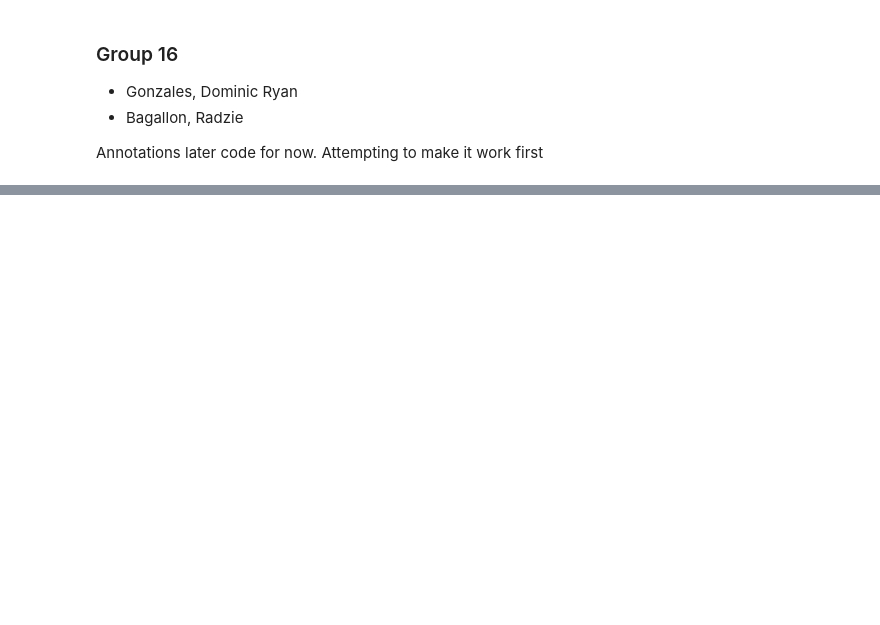
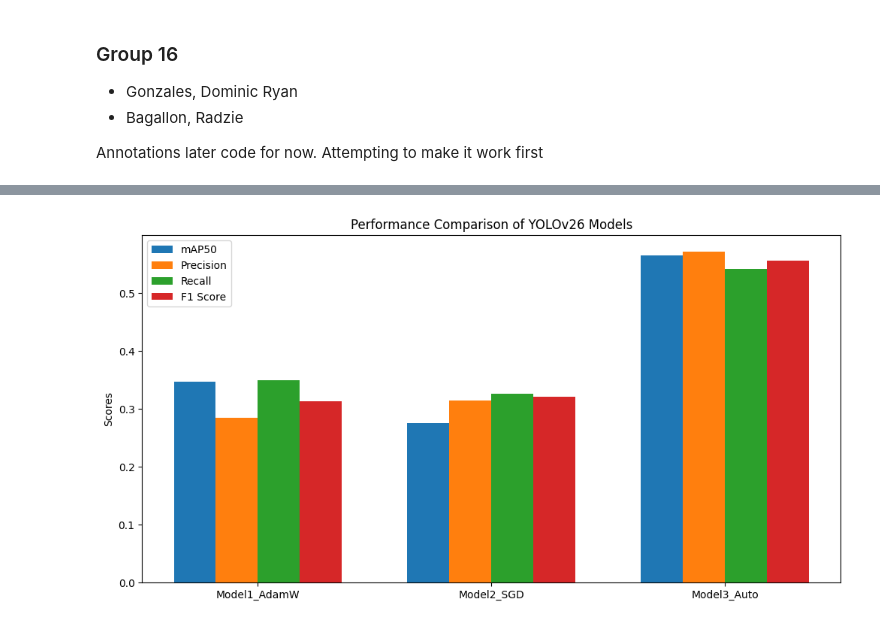
Before and after one commit to Voidneon/SA2---Implementing-YOLOv26-with-NMS-Free-Detection, a Jupyter notebook: SA2_Gr16_Gonzales_Bagallon.ipynb, the cells around one changed output, grey strips where cells are left out. Cells and saved outputs as stored; diff of their text form; code cells hidden in the pictures; blank space fills up the shorter version.

```diff
--- a/SA2_Gr16_Gonzales_Bagallon.ipynb
+++ b/SA2_Gr16_Gonzales_Bagallon.ipynb
@@ -203,0 +154,95 @@ plt.show()
+# %%
+# Table 1
+df_hp = pd.DataFrame(configs)
+# The DataFrame constructor converts the list of dictionaries directly into a structured table format.
+# This ensures the hyperparameter documentation is an exact reflection of the variables used during the training loop.
+
+df_hp = df_hp[['name', 'optimizer', 'batch', 'epochs', 'lr0']]
+# This line reorders the columns to prioritize the model name and the specific parameters being tested.
+# Organizing the data this way improves the readability of the experimental setup for the final evaluation.
+
+print("Table 1: Hyperparameter Settings")
+display(df_hp)
+# The display function renders the DataFrame as a formatted HTML table within the notebook interface.
+# This satisfies the deliverable requirement for a clear summary of the three experimental configurations.
+
+# Table 2
+df_metrics = pd.DataFrame(results_list)
+# We initialize a new DataFrame using the results_list to capture the final performance of each model.
+# This creates a record of the precision, recall, and mAP50 scores for comparative analysis.
+
+df_metrics = df_metrics[['Model', 'Optimizer', 'mAP50', 'Precision', 'Recall', 'F1 Score']]
+# This reorders the metric columns to follow the standard reporting format for object detection tasks.
+# It ensures that the most critical accuracy proxy, mAP50, is prominently displayed
+
+print("\nTable 2: Validation Metrics")
+display(df_metrics)
+# Printing a descriptive header helps distinguish the results table from the configuration table.
+# The display command provides the formatted output necessary for the screenshot deliverable in the PDF.
+
+# Performacne Comparisons
+
+x = np.arange(len(df_metrics['Model']))
+width = 0.18
+# We create an array of label locations on the x-axis to serve as anchors for the grouped bars.
+# A width of 0.18 is selected to allow all four metrics to sit side-by-side without visual overlap.
+
+fig, ax = plt.subplots(figsize=(12, 6))
+# This initializes a wide figure canvas to accommodate the detailed performance data of all three models.
+# Defining an explicit axes object allows for granular control over the labels, titles, and legends.
+
+ax.bar(x - 1.5*width, df_metrics['mAP50'], width, label='mAP50')
+ax.bar(x - 0.5*width, df_metrics['Precision'], width, label='Precision')
+ax.bar(x + 0.5*width, df_metrics['Recall'], width, label='Recall')
+ax.bar(x + 1.5*width, df_metrics['F1 Score'], width, label='F1 Score')
+# These lines draw four separate bars for each model, using mathematical offsets to create the grouped effect.
+# Each bar group represents a different dimension of the model's vehicle detection accuracy.
+
+ax.set_ylabel('Scores')
+ax.set_title('Performance Comparison of YOLOv26 Models')
+ax.set_xticks(x)
+ax.set_xticklabels(df_metrics['Model'])
+ax.legend()
+# We label the y-axis and set a descriptive title to provide context for the statistical comparison.
+# The legend and tick labels are updated to ensure viewers can easily identify which model produced which result.
+
+plt.savefig('performance_comparison.png')
+plt.show()
+# The savefig function exports the chart as a PNG file for inclusion in your local project directory.
+# Calling show() renders the final visualization in the notebook to verify the data distribution.
+
+# Confusion Matrice
+
+matrix_paths = [
+    '/content/runs/detect/Model1_AdamW/confusion_matrix.png',
+    '/content/runs/detect/Model2_SGD/confusion_matrix.png',
+    '/content/runs/detect/Model3_Auto/confusion_matrix.png'
+]
+# We define a list containing the file paths for the diagnostic matrices generated by each model configuration.
+# This allows the code to iterate through the results and display them in a single layout.
+
+fig, axes = plt.subplots(1, 3, figsize=(25, 10))
+# This command creates a layout of one row and three columns to display the confusion matrice side-by-side.
+# Using subplots is the correct way to show multiple images in a single cell without them overwriting each other.
+
+model_names = ["Model 1: AdamW", "Model 2: SGD", "Model 3: Auto"]
+# A list of descriptive titles is created to label each individual matrix for the final report.
+# These labels help the observer correlate the visual background errors with the specific optimizer used.
+
+for i, path in enumerate(matrix_paths):
+    try:
+        img = mpimg.imread(path)
+        axes[i].imshow(img)
+        axes[i].set_title(model_names[i], fontsize=16)
+        axes[i].axis('off')
+    except FileNotFoundError:
+        axes[i].text(0.5, 0.5, f"Matrix not found at:\n{path}", ha='center')
+        axes[i].axis('off')
+# The loop reads each image file and renders it onto its assigned subplot within the larger figure.
+# We include a try-except block to handle cases where a model might have failed to generate its matrix file.
+
+plt.tight_layout()
+plt.show()
+# The tight_layout function automatically adjusts the spacing between subplots to prevent label clipping.
+# This final show() command fulfills the deliverable requirement of displaying the matrices within the notebook.
+# %% [output]
@@ -203,0 +259 @@ plt.show()
+[figure, added]
```
Also changed, not shown: parts of 7 cells of this notebook.
